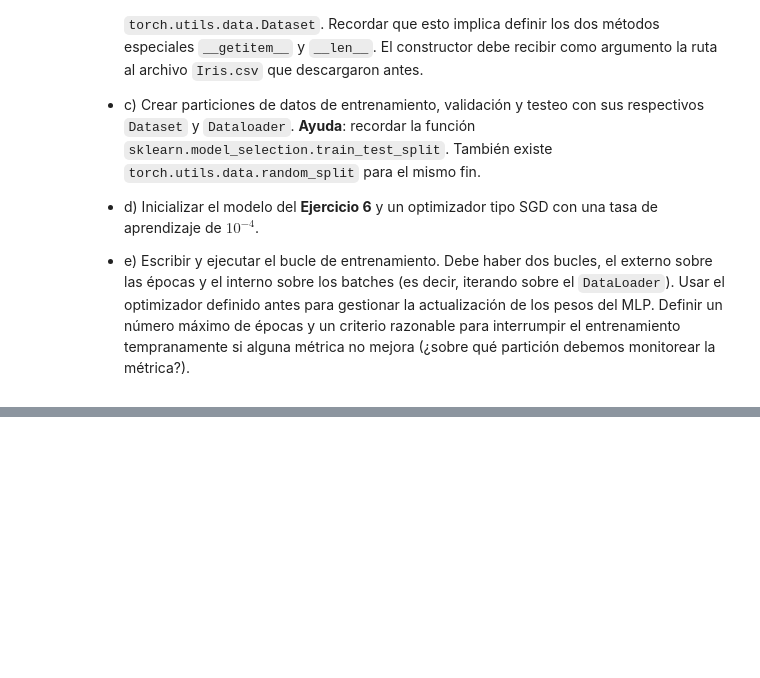
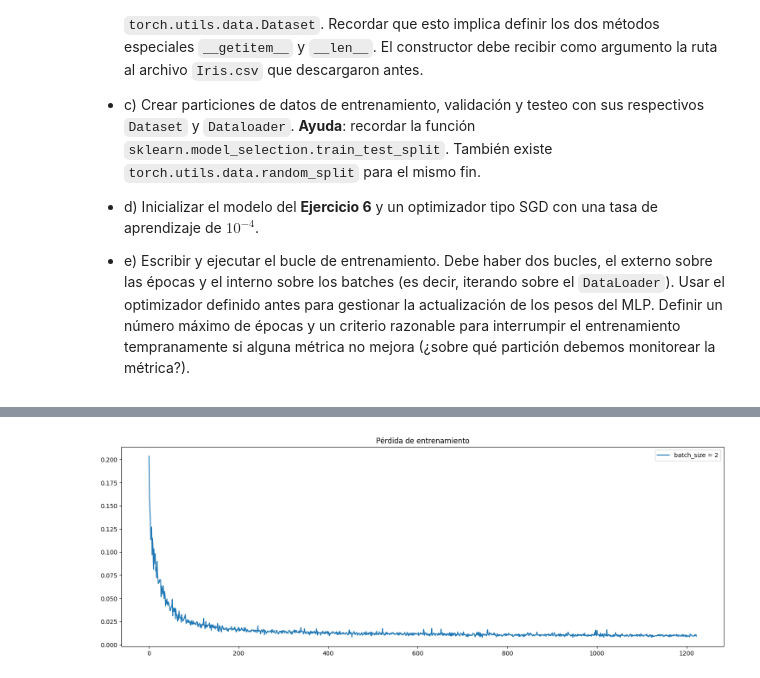
Before and after one commit to enzocatorano/deep_learning_practicas, a Jupyter notebook: 1_introduccion.ipynb, the cells around one changed output, grey strips where cells are left out. Saved outputs shown, nothing was run; the diff lists cells and outputs as text; code cells hidden in the pictures; blank space fills up the shorter version.

```diff
--- a/1_introduccion.ipynb
+++ b/1_introduccion.ipynb
@@ -315,13 +469,11 @@ x, y, z, w = 2, 4, 1, 3
 v = torch.tensor([x, y, z, w], dtype = torch.float64, requires_grad = True)
 f = -v[2]*v[0]**2 + 2*v[3]*v[1]
 f.backward()
-print(f, v.grad)
+print(f.item(), v.grad)
 
 x, y, z, w = 5, 2, 4, 3
 v = torch.tensor([x, y, z, w], dtype = torch.float64, requires_grad = True)
-f = 3*(4*v[0]*v[1] + torch.max(torch.tensor([v[2], v[3]])))
+f = -3*(4*v[0]*v[1] + torch.max(v[2], v[3]))
 f.backward()
-print(f, v.grad)
-
-# Preguntar aca sobre la derivada de la funcion max()
+print(f.item(), v.grad)
 # %% [output]
@@ -670,7 +868,7 @@ class MiDataset (Dataset):
     self.etiquetas = ['Iris-setosa','Iris-versicolor','Iris-virginica']
     self.vec_salida = torch.tensor([0, 0, 0], dtype = torch.float32)
 
-    self.X = self.data.iloc[:, :-1].values # esto los vuelve arrays numpy
+    self.X = self.data.iloc[:, 1:-1].values # esto los vuelve arrays numpy
     self.Y = self.data.iloc[:, -1].values
     # tuve que normalizar para ver si asi andaban las cosas
     self.normalizador = MinMaxScaler()
@@ -690,10 +888,10 @@ class MiDataset (Dataset):
 
   def particionar (self, ratio_e = 0.7, semilla = None, validacion = True):
     if ratio_e >= 1:
-      raise ValueError(f'Ratio mal definido. Obervar valor.')
+      raise ValueError(f'Ratio mal definido. Observar valor.')
     indices = list(range(len(self)))
     i_entrenamiento, i_resto = train_test_split(
-        indices, train_size = 1 - ratio_e, random_state = semilla)
+        indices, train_size = ratio_e, random_state = semilla)
     if validacion == True:
       i_validacion, i_prueba = train_test_split(
       i_resto, train_size = 0.5, random_state = semilla)
@@ -707,10 +905,10 @@ class MiDataset (Dataset):
       datos_prueba = Subset(self, i_prueba)
       return datos_entrenamiento, datos_prueba
 # %%
-ruta = '/content/iris_dataset/Iris.csv'
+ruta = '/content/Iris.csv'
 iris = MiDataset(ruta)
-entrenamiento, prueba = iris.particionar(
-    ratio_e = 0.7, validacion = False)
+entrenamiento, validacion, prueba = iris.particionar(
+    ratio_e = 0.7, validacion = True)
 # %%
 import random
 n_entrada = len(entrenamiento[0][0])
@@ -829,0 +1049,65 @@ plt.show()
+# %%
+# pruebo con mas lr y paciencia para ver si se rompe la correlacion
+import random
+n_entrada = len(entrenamiento[0][0])
+n_oculta = 1000
+n_salida = len(entrenamiento[0][1])
+lr = 1e-2
+paciencia = 1000
+# uso sigmoide xq relu a veces converge a valores != 0
+funcion = 'relu'
+salida_normalizada = True
+wd = 0.0
+semilla = random.randint(0, 999999999)
+
+modelo1 = PerceptronMulticapa(
+          n_entrada = n_entrada, n_oculta = n_oculta, n_salida = n_salida,
+          f_act = funcion, salida_normalizada = True, weight_decay = wd, semilla = semilla)
+
+cargador1 = DataLoader(entrenamiento, batch_size = 2, shuffle = True)
+cargador_val = DataLoader(validacion, batch_size = 5, shuffle = True)
+
+epocas = 2000
+
+perdida1 = []
+perdida_val1 = []
+mejor_perdida = 1e100
+for i in range(epocas):
+  perdida_entrenamiento_total = 0
+  for j in cargador1:
+    x, y = j
+    aux = modelo1.entrenar(x, y, lr = lr)
+    with torch.no_grad():
+      perdida_entrenamiento_total += aux
+  with torch.no_grad():
+    perdida1.append(perdida_entrenamiento_total/len(cargador1))
+    perdida_val_total = 0
+    for j in cargador_val:
+      x, y = j
+      salida_val = modelo1.correr(x)
+      perdida_val = nn.MSELoss(reduction = "mean")(y, salida_val)
+      perdida_val_total += perdida_val.item()
+    perdida_val1.append(perdida_val_total/len(cargador_val))
+    if perdida_val_total < mejor_perdida:
+      mejor_perdida = perdida_val_total
+      contador = 0
+    else:
+      contador += 1
+    if contador == paciencia:
+      break
+
+import matplotlib.pyplot as plt
+
+plt.figure(figsize=(18, 6))
+plt.plot(perdida1, label ='batch_size = 2')
+plt.title('Pérdida de entrenamiento')
+plt.legend()
+plt.show()
+
+plt.figure(figsize=(18, 6))
+plt.plot(perdida_val1, label ='batch_size = 2')
+plt.title('Pérdida de validación')
+plt.legend()
+plt.show()
+# %% [output]
+[figure, added]
```
Also changed, not shown: parts of 29 cells of this notebook.
